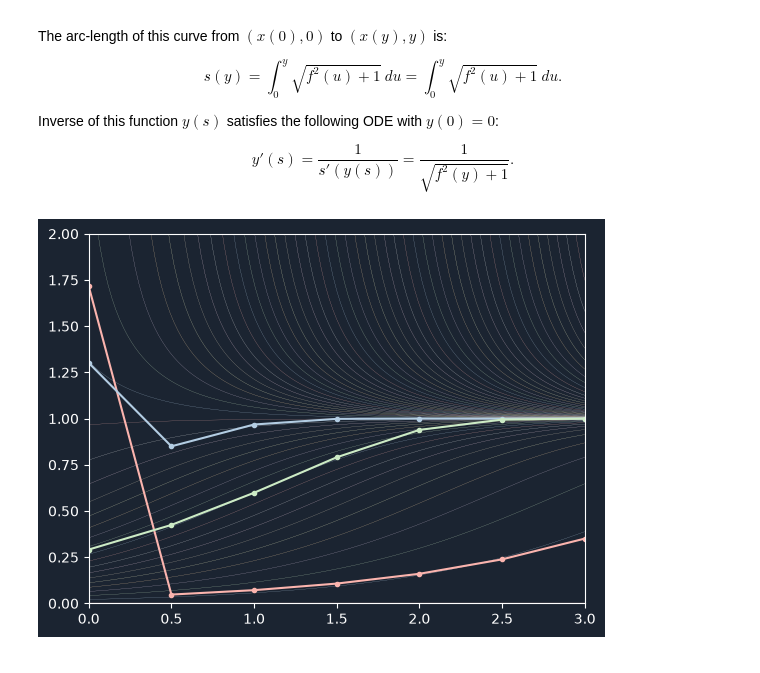
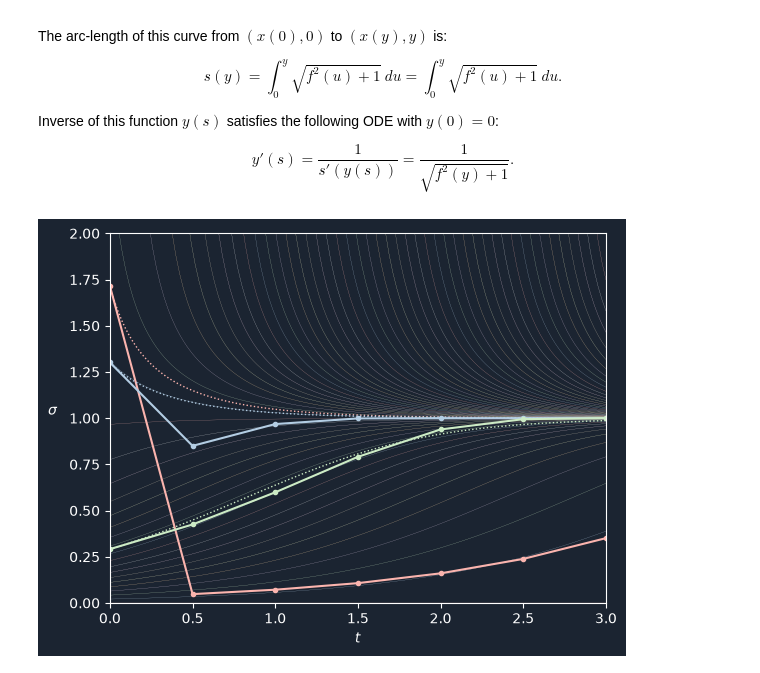
Before and after one commit to 3257077517-collab/Team17, a Jupyter notebook: report/notes.ipynb, the cells around one changed output. Drawn from its saved outputs; the diff is of its cells as text; code cells hidden in the pictures.

```diff
--- a/report/notes.ipynb
+++ b/report/notes.ipynb
@@ -6,12 +6,20 @@ import scipy.integrate as itg
 import scipy.linalg as spla
 import matplotlib as mpl
 import matplotlib.pyplot as plt
+import mpl_toolkits.mplot3d as mplot3d
 from cycler import cycler
 
 plt.style.use('dark_background')
 mpl.rcParams['axes.prop_cycle'] = cycler(color=mpl.color_sequences['Pastel1'])
 mpl.rcParams['figure.facecolor'] = 'xkcd:dark'
 mpl.rcParams['axes.facecolor'] = 'none'
+mpl.rcParams['axes3d.xaxis.panecolor'] = (1.0, 0.5, 0.5, 0.0625)
+mpl.rcParams['axes3d.yaxis.panecolor'] = (1.0, 0.5, 1.0, 0.0625)
+mpl.rcParams['axes3d.zaxis.panecolor'] = (0.0, 0.5, 1.0, 0.0625)
+
+mpl.rcParams['grid.color'] = (1.0, 1.0, 1.0, 0.125)
+
+log_scale_kwargs = dict(base=16, subs=np.arange(2, 5))
 # %% [markdown]
 # Scalar ODE for eigenvalues
 # %% [markdown]
@@ -72,7 +80,7 @@ class RK21(RungeKutta):
     C = np.array([0.0])
     A = np.array([[0.0]])
     B = np.array([1.0])
-    E = np.array([-1.0, 1.0])
+    E = np.array([-0.5, 0.5])
     P = np.array([[1.0,  1, -1],
                   [  0, -1,  1]])
 # %%
@@ -310,13 +319,21 @@ Choose an initial value:
 # %%
 rng = np.random.default_rng(0xbeef1b01)
 
-U = random_O(rng, 3)
-sv0s = rng.uniform(0.0, 2.0, 3)
-V = random_O(rng, 4)
+in_dim = 4
+out_dim = 3
+U = random_O(rng, out_dim)
+sv0s = rng.uniform(0.0, 2.0, np.minimum(in_dim, out_dim))
+V = random_O(rng, in_dim)
 U, sv0s, V
-Sigma0 = np.zeros((3, 4))
+Sigma0 = np.zeros((out_dim, in_dim))
 np.fill_diagonal(Sigma0, sv0s)
 X0 = U @ Sigma0 @ V.T
+
+polar_factor_flow_fun = make_polar_factor_flow_fun(out_dim)
+polar_factor_flow_jac = make_polar_factor_flow_jac(out_dim)
+
+t_bound = 3.0
+y_bound = 2.0
 # %% [markdown]
 # Graph of Flow Lines and Euler Polygons
 # %% [markdown]
@@ -352,33 +369,35 @@ def plot_flow_lines(ax: plt.Axes, ts, axis_t0, num_lines):
         ye = y_exact(ts - t0, y0)
         ax.plot(ts, ye, linewidth='0.125')
 # %%
-t_bound = 3.0
-y_bound = 2.0
-
 soln = itg.solve_ivp(
-    make_polar_factor_flow_fun(X0.shape[0]),
+    polar_factor_flow_fun,
     (0.0, t_bound),
     np.ravel(X0),
     method=NaiveRK21,
     num_steps=6
 )
 
 fig: plt.Figure
 ax: plt.Axes
 fig, ax = plt.subplots()
 
 ax.set_xlim(0.0, t_bound)
 ax.set_ylim(0.0, y_bound)
+ax.set_xlabel('$t$')
+ax.set_ylabel('$\\sigma$', labelpad=12, rotation=0)
 
 ts = np.linspace(0.0, t_bound, 129)
 plot_flow_lines(ax, ts, 1.0, 65)
 
 soln_svss = np.diagonal(
     U.T @ soln.y.T.reshape((soln.y.shape[1], *X0.shape)) @ V,
     axis1=1, axis2=2,
 ).T
 
 for i, soln_svs in enumerate(soln_svss):
     ax.plot(soln.t, soln_svs, f"C{i}.-")
+    ax.plot(ts, y_exact(ts, soln_svs[0]), f"C{i}:", linewidth=1.0)
+
+plt.show()
 # %% [output]
-[figure, old version]
+[figure, new version]
```
Also changed, not shown: parts of 3 cells of this notebook.
